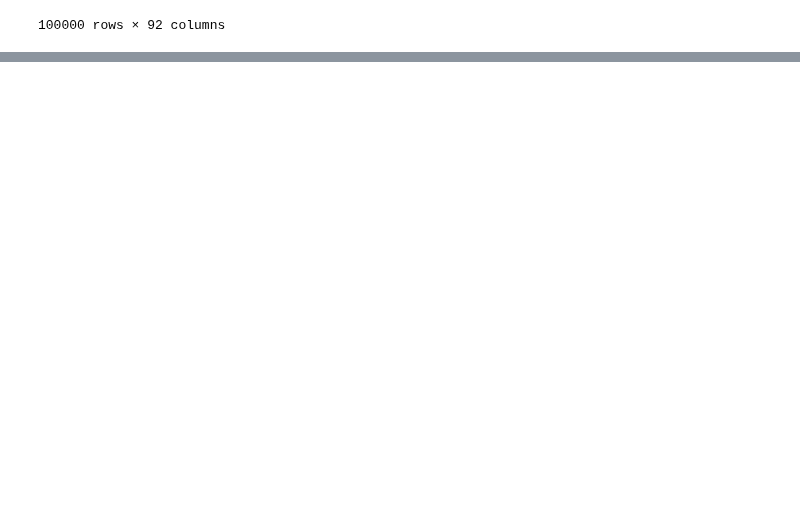
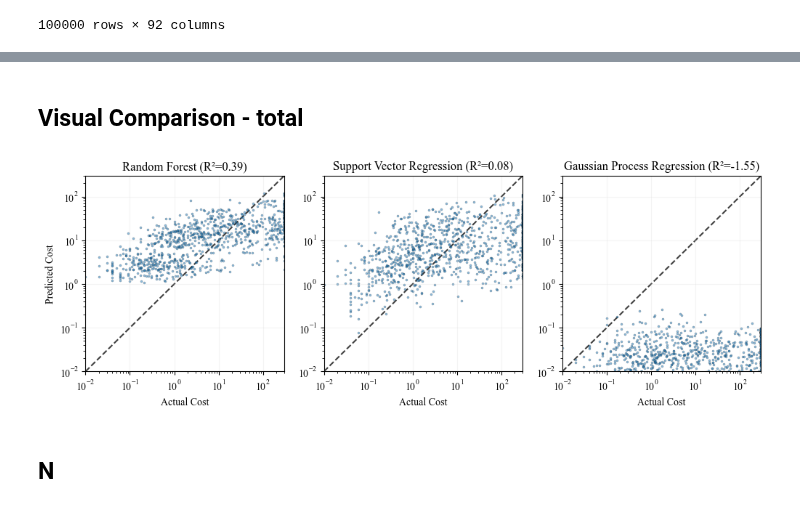
Before and after one commit to zakrzewow/raw-algorithm-portfolios, a Jupyter notebook: archive/phase1/comparison.ipynb, the cells around one changed output, grey strips where cells are left out. Saved outputs shown, nothing was run; the diff lists cells and outputs as text; code cells hidden in the pictures; blank space fills up the shorter version.

```diff
--- a/archive/phase1/comparison.ipynb
+++ b/archive/phase1/comparison.ipynb
@@ -214,5 +257,5 @@ def optimize_hyperparameters(
 # %%
-configspace = ConfigurationSpace(
+rf_configspace = ConfigurationSpace(
     seed=0,
     space=[
         Integer(name="max_depth", bounds=(2, 32), default=32),
@@ -222,15 +265,15 @@ configspace = ConfigurationSpace(
     ],
 )
 
-incumbent = optimize_hyperparameters(
+rf_incumbent = optimize_hyperparameters(
     model_cls=RandomForestRegressor,
-    configspace=configspace,
+    configspace=rf_configspace,
     df=df,
-    n_trials=50,
-    n=3,
-    instance_number=10,
-    solver_number=300,
-    random_state=0,
+    n_trials=N_TRIALS,
+    n=N,
+    instance_number=INSTANCE_NUMBER,
+    solver_number=SOLVER_NUMBER,
+    random_state=RANDOM_STATE,
 )
-incumbent
+rf_incumbent
 # %% [output]
@@ -258,0 +388,2 @@ Configuration(values={
+# %% [markdown]
+## Visual Comparison - total
@@ -258,0 +416,35 @@ Configuration(values={
+# %%
+model_keys = list(models.keys())
+n_models = len(model_keys)
+
+fig, axs = plt.subplots(nrows=1, ncols=n_models, figsize=(n_models * 4, 3.5))
+
+for i, model_key in enumerate(model_keys):
+    ax = axs[i]
+    result = models[model_key]["result"]
+
+    sc = ax.scatter(
+        np.exp(result["y_test"]) - 1,
+        np.exp(result["y_pred"]) - 1,
+        alpha=0.5,
+        edgecolors="k",
+        lw=0.2,
+        s=5,
+    )
+    ax.set_xscale("log")
+    ax.set_yscale("log")
+
+    ax.set_xlim(0.01, 300)
+    ax.set_ylim(0.01, 300)
+    ax.plot([0.01, 300], [0.01, 300], "k--", alpha=0.75, zorder=0)
+
+    ax.set_xlabel("Actual Cost")
+    ax.set_title(f'{models[model_key]["name"]} (R²={result["r2"]:.2f})')
+
+axs[0].set_ylabel("Predicted Cost")
+plt.subplots_adjust(wspace=0.2)
+plt.show()
+# %% [output]
+[figure, added]
+# %% [markdown]
+## N
```
Also changed, not shown: parts of 19 cells of this notebook.
